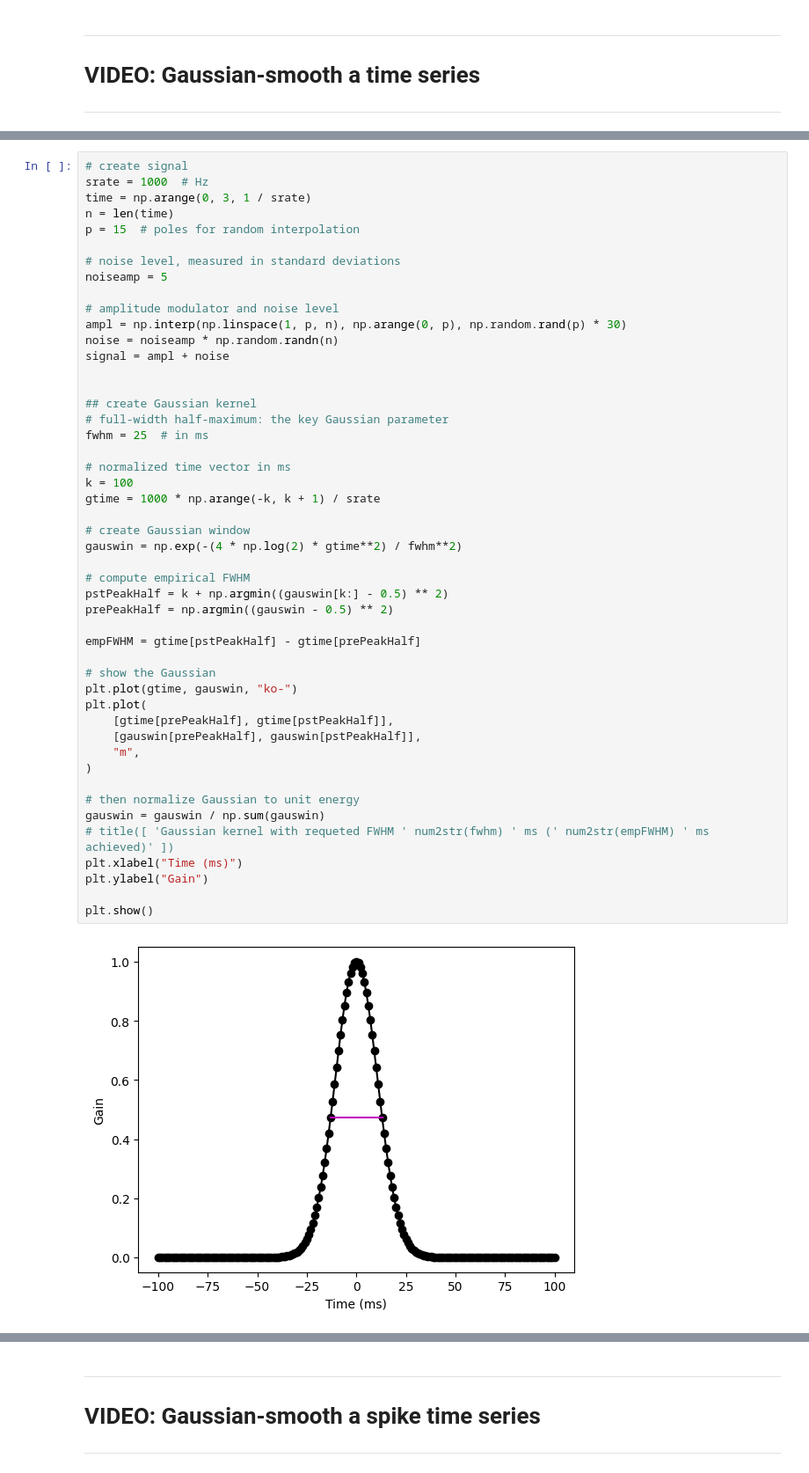
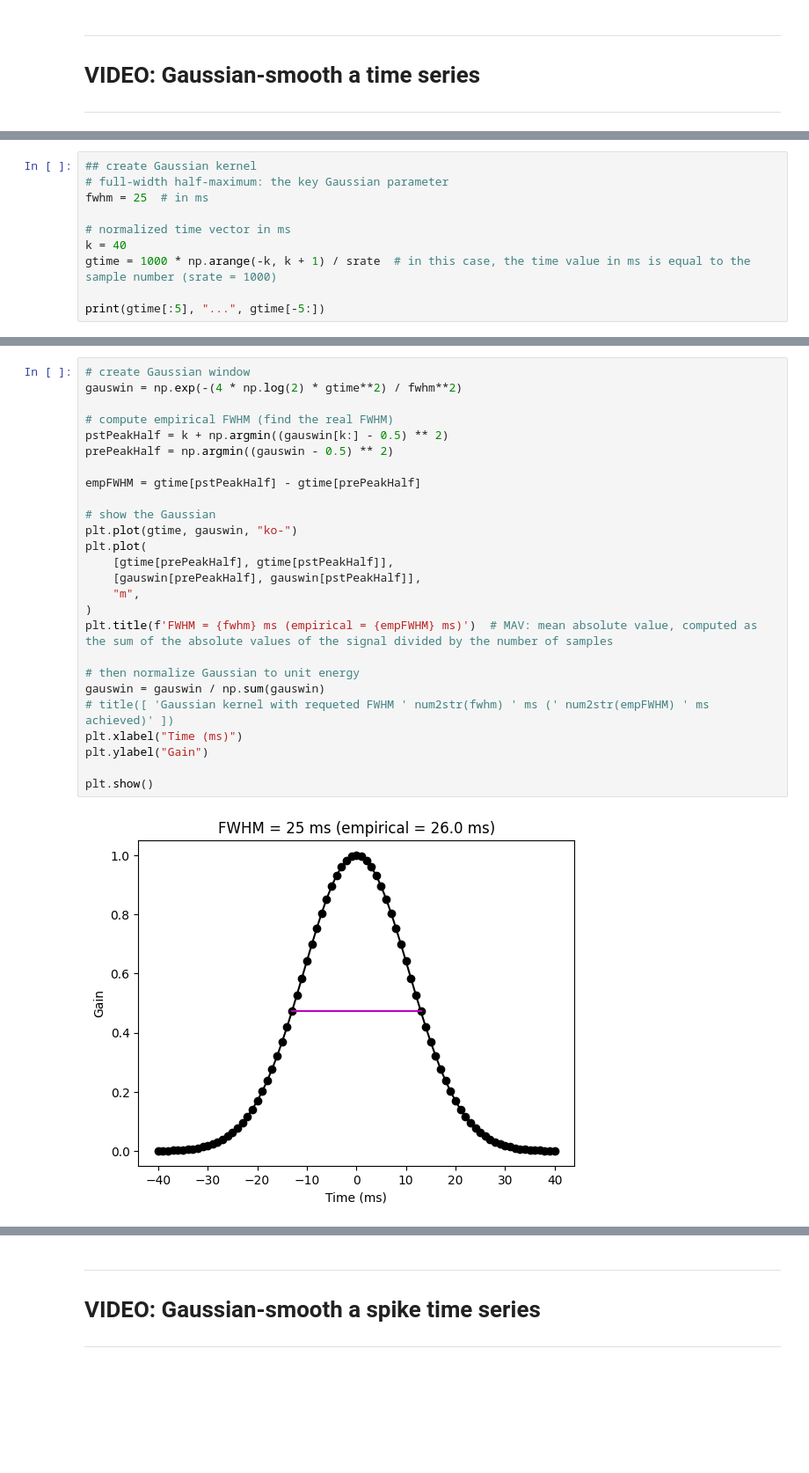
Before and after one commit to marzzelo/SignalProcessing, a Jupyter notebook: TimeSeriesDenoising/sigprocMXC_timeSeriesDenoising.ipynb, the cells around one changed output, grey strips where cells are left out. Shown at 88% size. Cells and saved outputs as stored; diff of their text form; blank space fills up the shorter version.

Commit message:
updated gaussian filter

```diff
--- a/TimeSeriesDenoising/sigprocMXC_timeSeriesDenoising.ipynb
+++ b/TimeSeriesDenoising/sigprocMXC_timeSeriesDenoising.ipynb
@@ -136,0 +169,10 @@ windowsize = 41.0 ms
+# %%
+## create Gaussian kernel
+# full-width half-maximum: the key Gaussian parameter
+fwhm = 25  # in ms
+
+# normalized time vector in ms
+k = 40
+gtime = 1000 * np.arange(-k, k + 1) / srate  # in this case, the time value in ms is equal to the sample number (srate = 1000)
+
+print(gtime[:5], "...", gtime[-5:])
@@ -137,53 +181,31 @@ windowsize = 41.0 ms
 # %%
-# create signal
-srate = 1000  # Hz
-time = np.arange(0, 3, 1 / srate)
-n = len(time)
-p = 15  # poles for random interpolation
-
-# noise level, measured in standard deviations
-noiseamp = 5
-
-# amplitude modulator and noise level
-ampl = np.interp(np.linspace(1, p, n), np.arange(0, p), np.random.rand(p) * 30)
-noise = noiseamp * np.random.randn(n)
-signal = ampl + noise
-
-
-## create Gaussian kernel
-# full-width half-maximum: the key Gaussian parameter
-fwhm = 25  # in ms
-
-# normalized time vector in ms
-k = 100
-gtime = 1000 * np.arange(-k, k + 1) / srate
-
 # create Gaussian window
 gauswin = np.exp(-(4 * np.log(2) * gtime**2) / fwhm**2)
 
-# compute empirical FWHM
+# compute empirical FWHM (find the real FWHM)
 pstPeakHalf = k + np.argmin((gauswin[k:] - 0.5) ** 2)
 prePeakHalf = np.argmin((gauswin - 0.5) ** 2)
 
 empFWHM = gtime[pstPeakHalf] - gtime[prePeakHalf]
 
 # show the Gaussian
 plt.plot(gtime, gauswin, "ko-")
 plt.plot(
     [gtime[prePeakHalf], gtime[pstPeakHalf]],
     [gauswin[prePeakHalf], gauswin[pstPeakHalf]],
     "m",
 )
+plt.title(f'FWHM = {fwhm} ms (empirical = {empFWHM} ms)')  # MAV: mean absolute value, computed as the sum of the absolute values of the signal divided by the number of samples
 
 # then normalize Gaussian to unit energy
 gauswin = gauswin / np.sum(gauswin)
 # title([ 'Gaussian kernel with requeted FWHM ' num2str(fwhm) ' ms (' num2str(empFWHM) ' ms achieved)' ])
 plt.xlabel("Time (ms)")
 plt.ylabel("Gain")
 
 plt.show()
 # %% [output]
-[figure, old version]
+[figure, new version]
 # %%
 ## implement the filter
 
```
Also changed, not shown: parts of 15 cells of this notebook, 3 other files.
